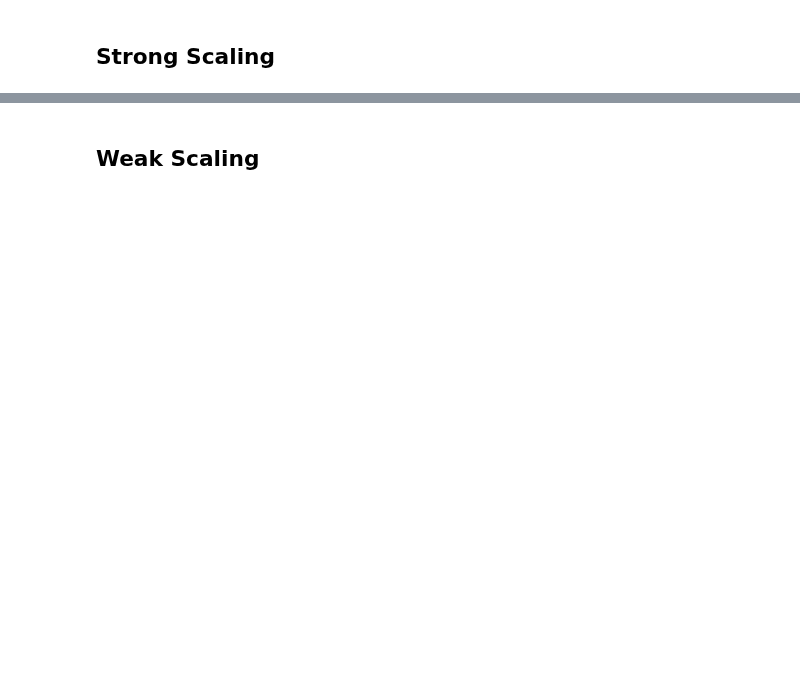
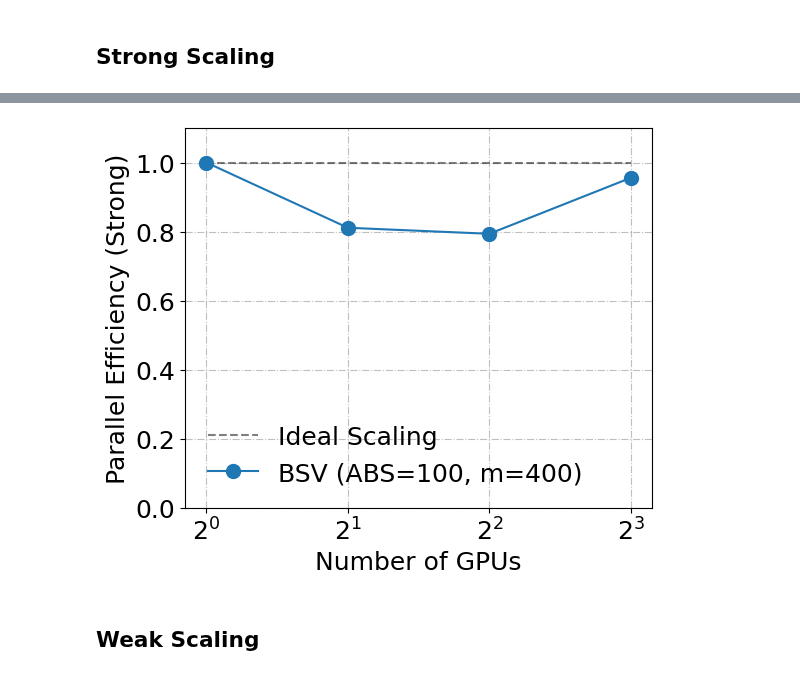
Before and after one commit to paper-code1/VecchiaConditionalExtremes, a Jupyter notebook: experiments/PerformacneTestGPU.ipynb, the cells around one changed output, grey strips where cells are left out. Drawn from its saved outputs; the diff is of its cells as text; code cells hidden in the pictures; blank space fills up the shorter version.

```diff
--- a/experiments/PerformacneTestGPU.ipynb
+++ b/experiments/PerformacneTestGPU.ipynb
@@ -291,2 +241,44 @@ plt.show()
+# %%
+import matplotlib.pyplot as plt
+import numpy as np
+
+# Set default font size to 16
+plt.rcParams.update({'font.size': 18})
+
+plt.figure(figsize=(6, 5))
+
+# Find the largest N that single GPU completed
+N = N_bsv
+
+# Create ideal scaling line
+base_time = total_time_bsv[0]  # time for 1 GPU
+x_ideal = [1, 2, 3, 4]  # Using list instead of np.array for equal spacing
+y_ideal = [1 for i, _ in enumerate(x_ideal)]
+num_pro = [1, 2, 4, 8]
+
+# Plot
+plt.plot(x_ideal, y_ideal, 'k--', label='Ideal Scaling', alpha=0.5)
+plt.plot(x_ideal, total_time_bsv[0]/(total_time_bsv * np.asarray(num_pro)), 'o-',
+         label='BSV (ABS=100, m=400)', markersize=10)
+
+plt.xlabel('Number of GPUs')
+plt.ylabel('Parallel Efficiency (Strong)')
+# plt.title(f'Strong Scaling: BSV (N={N/1000000:.2f}M, ABS=100, m=400)')
+plt.grid(True, ls="-.", alpha=0.8)
+plt.legend(framealpha=0.0)
+
+# Set x-axis ticks with equal spacing
+plt.xticks(x_ideal, ['$2^0$', '$2^1$', '$2^2$', '$2^3$'])
+
+# Set y-axis to log scale with detailed values
+# plt.yscale('log', base=2)
+plt.ylim(0.0, 1.1)
+# plt.ylim(min(min(times), min(y_ideal))*0.8, max(max(times), max(y_ideal))*1.2)
+
+plt.tight_layout()
+plt.savefig('./fig/perf_GPU_strong_scaling_parallel_efficiency.pdf')
+plt.show()
+# %% [output]
+[figure, added]
 # %% [markdown]
 ## Weak Scaling
```
Also changed, not shown: parts of 10 cells of this notebook, 25 other files.
